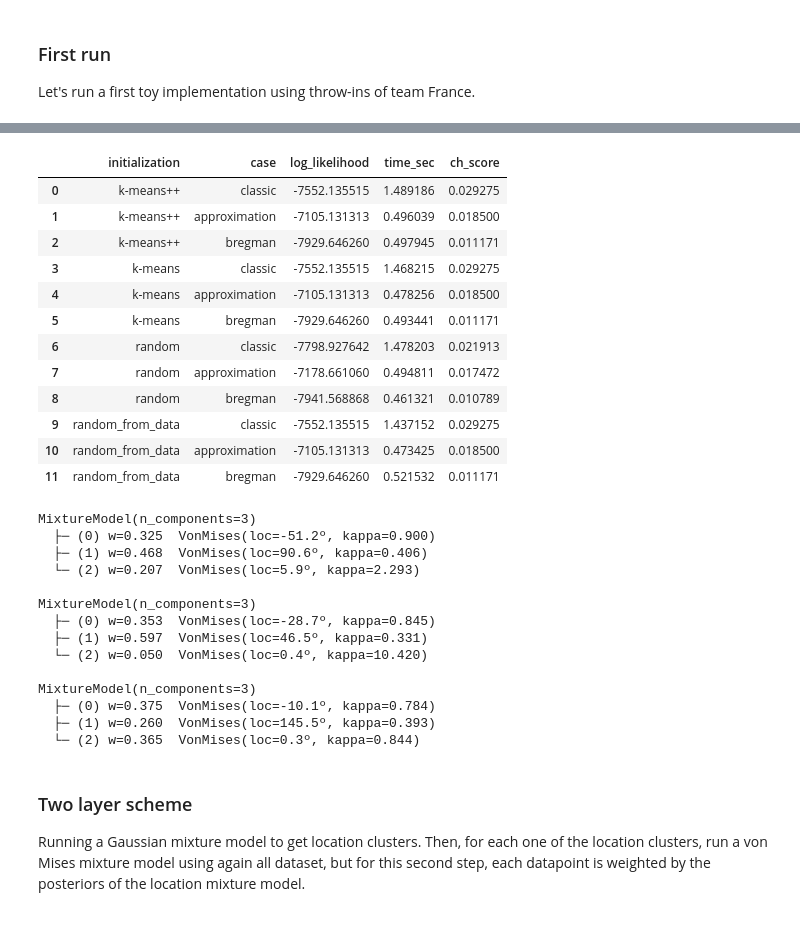
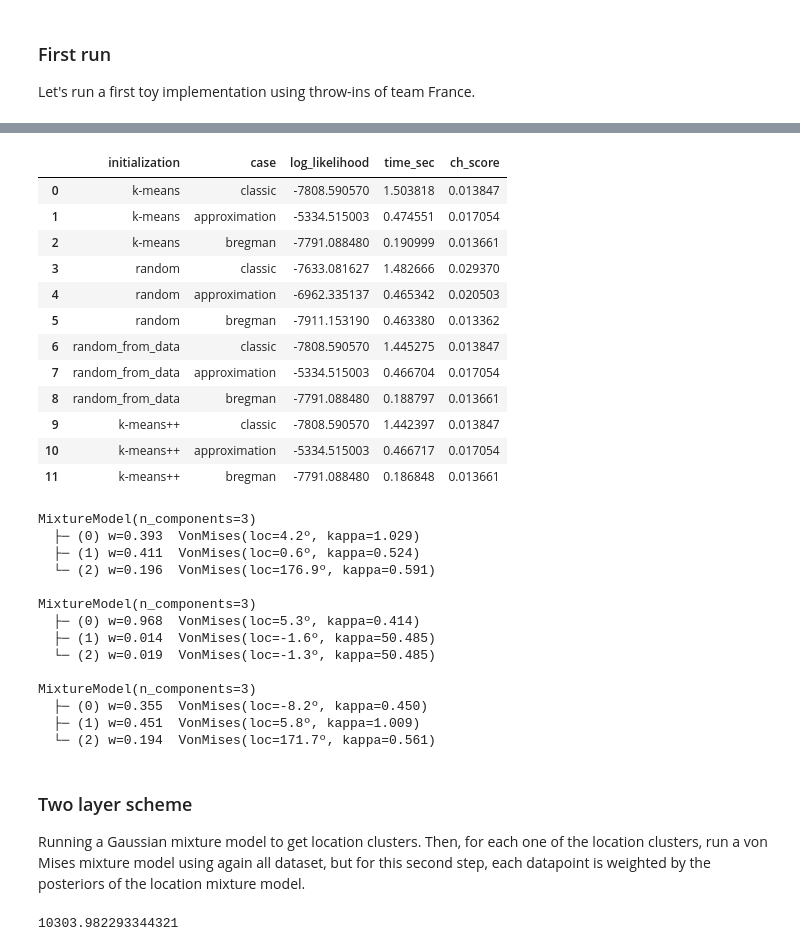
Before and after one commit to Joaquin-Garay/soccer-infogeo, a Jupyter notebook: 03-model.ipynb, the cells around one changed output, grey strips where cells are left out. Drawn from its saved outputs; the diff is of its cells as text; code cells hidden in the pictures.

Commit message:
Developing two-layer model as a class

```diff
--- a/03-model.ipynb
+++ b/03-model.ipynb
@@ -255,68 +252,89 @@ vis.show_location_model(models["classic"])
 k_vm = 3
 all_results_vm = []
 
 
-for init in ["k-means++", "k-means", "random", "random_from_data"]:
+for init in ["k-means", "random", "random_from_data","k-means++"]:
     times = {}
     results = {}
     models = {}
 
     for case in ["classic", "approximation", "bregman"]:
         dir_model = sc.MixtureModel(
             [sc.VonMises() for _ in range(k_vm)],
             init=init
         )
         start = time.time()
         results[case] = dir_model.fit_em(dir_data, verbose=False, case=case)
         times[case] = time.time() - start
         models[case] = dir_model
 
         all_results_vm.append({
             "initialization": init,
             "case": case,
             "log_likelihood": results[case][-1],
             "time_sec": times[case],
             "ch_score": models[case].kl_ch_score(dir_data)
         })
 
 dir_results = pd.DataFrame(all_results_vm)
 dir_results
 # %% [output]
 |  | initialization | case | log_likelihood | time_sec | ch_score |
-| 0 | k-means++ | classic | -7552.135515 | 1.489186 | 0.029275 |
-| 1 | k-means++ | approximation | -7105.131313 | 0.496039 | 0.018500 |
-| 2 | k-means++ | bregman | -7929.646260 | 0.497945 | 0.011171 |
-| 3 | k-means | classic | -7552.135515 | 1.468215 | 0.029275 |
-| 4 | k-means | approximation | -7105.131313 | 0.478256 | 0.018500 |
-| 5 | k-means | bregman | -7929.646260 | 0.493441 | 0.011171 |
-| 6 | random | classic | -7798.927642 | 1.478203 | 0.021913 |
-| 7 | random | approximation | -7178.661060 | 0.494811 | 0.017472 |
-| 8 | random | bregman | -7941.568868 | 0.461321 | 0.010789 |
-| 9 | random_from_data | classic | -7552.135515 | 1.437152 | 0.029275 |
-| 10 | random_from_data | approximation | -7105.131313 | 0.473425 | 0.018500 |
-| 11 | random_from_data | bregman | -7929.646260 | 0.521532 | 0.011171 |
+| 0 | k-means | classic | -7808.590570 | 1.503818 | 0.013847 |
+| 1 | k-means | approximation | -5334.515003 | 0.474551 | 0.017054 |
+| 2 | k-means | bregman | -7791.088480 | 0.190999 | 0.013661 |
+| 3 | random | classic | -7633.081627 | 1.482666 | 0.029370 |
+| 4 | random | approximation | -6962.335137 | 0.465342 | 0.020503 |
+| 5 | random | bregman | -7911.153190 | 0.463380 | 0.013362 |
+| 6 | random_from_data | classic | -7808.590570 | 1.445275 | 0.013847 |
+| 7 | random_from_data | approximation | -5334.515003 | 0.466704 | 0.017054 |
+| 8 | random_from_data | bregman | -7791.088480 | 0.188797 | 0.013661 |
+| 9 | k-means++ | classic | -7808.590570 | 1.442397 | 0.013847 |
+| 10 | k-means++ | approximation | -5334.515003 | 0.466717 | 0.017054 |
+| 11 | k-means++ | bregman | -7791.088480 | 0.186848 | 0.013661 |
 # %%
 for case in ["classic","approximation","bregman"]:
     print(f"{models[case]}\n")
 # %% [output]
 MixtureModel(n_components=3)
-  ├─ (0) w=0.325  VonMises(loc=-51.2º, kappa=0.900)
-  ├─ (1) w=0.468  VonMises(loc=90.6º, kappa=0.406)
-  └─ (2) w=0.207  VonMises(loc=5.9º, kappa=2.293)
+  ├─ (0) w=0.393  VonMises(loc=4.2º, kappa=1.029)
+  ├─ (1) w=0.411  VonMises(loc=0.6º, kappa=0.524)
+  └─ (2) w=0.196  VonMises(loc=176.9º, kappa=0.591)
 
 MixtureModel(n_components=3)
-  ├─ (0) w=0.353  VonMises(loc=-28.7º, kappa=0.845)
-  ├─ (1) w=0.597  VonMises(loc=46.5º, kappa=0.331)
-  └─ (2) w=0.050  VonMises(loc=0.4º, kappa=10.420)
+  ├─ (0) w=0.968  VonMises(loc=5.3º, kappa=0.414)
+  ├─ (1) w=0.014  VonMises(loc=-1.6º, kappa=50.485)
+  └─ (2) w=0.019  VonMises(loc=-1.3º, kappa=50.485)
 
 MixtureModel(n_components=3)
-  ├─ (0) w=0.375  VonMises(loc=-10.1º, kappa=0.784)
-  ├─ (1) w=0.260  VonMises(loc=145.5º, kappa=0.393)
-  └─ (2) w=0.365  VonMises(loc=0.3º, kappa=0.844)
+  ├─ (0) w=0.355  VonMises(loc=-8.2º, kappa=0.450)
+  ├─ (1) w=0.451  VonMises(loc=5.8º, kappa=1.009)
+  └─ (2) w=0.194  VonMises(loc=171.7º, kappa=0.561)
 # %% [markdown]
 ### Two layer scheme
 
 Running a Gaussian mixture model to get location clusters. Then, for each one of the location clusters, run a von Mises mixture model using again all dataset, but for this second step, each datapoint is weighted by the posteriors of the location mixture model.
+# %%
+K_loc = 4
+K_dir = [2,3,4,2]
+init = "k-means++"
+loc_mixture = sc.MixtureModel(
+            [sc.MultivariateGaussian() for _ in range(K_loc)],
+            init=init
+        )
+dir_mixtures = [ sc.MixtureModel(
+                    [sc.VonMises() for _ in range(K_dir[j])],
+                    init=init
+                    )
+                 for j in range(K_loc)]
+
+model = sc.TwoLayerScheme(loc_mixture,
+                       dir_mixtures)
+
+model.fit(loc_data, dir_data)
+model.bic_score(loc_data, dir_data)
+# %% [output]
+10303.982293344321
 # %%
 K_loc = 4
 K_dir = 3
```
Also changed, not shown: parts of 10 cells of this notebook, 3 other files.
